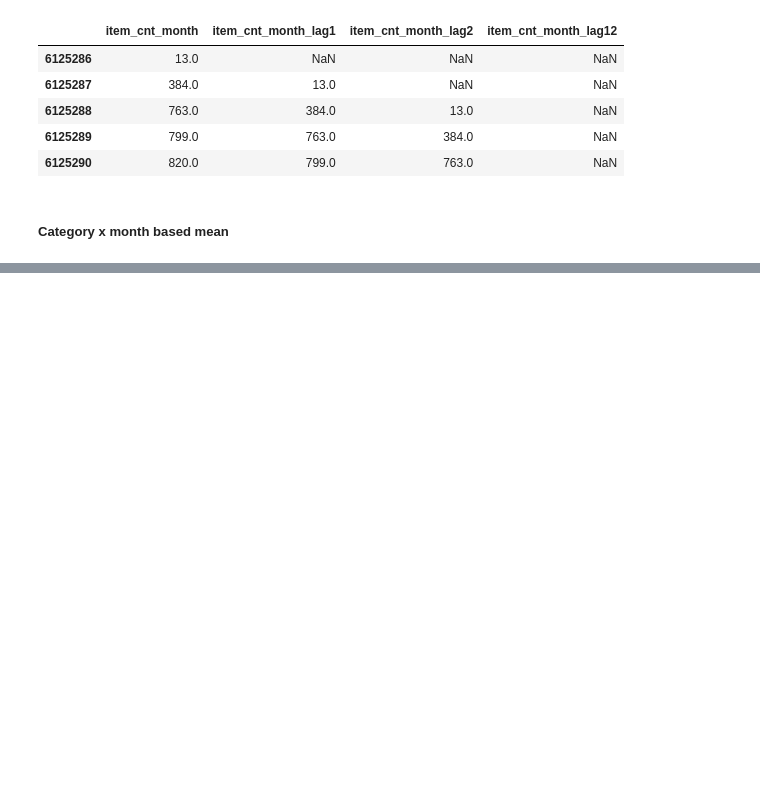
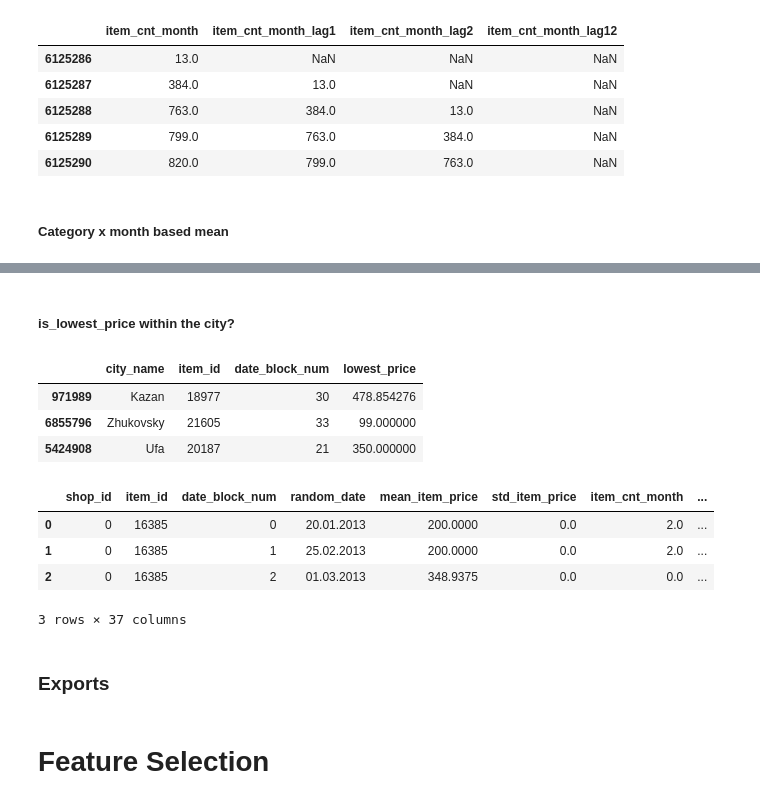
Before and after one commit to RobBlanchard/kaggle-predict-sales, a Jupyter notebook: XGBoost - 2.ipynb, the cells around one changed output, grey strips where cells are left out. Cells and saved outputs as stored; diff of their text form; code cells hidden in the pictures; blank space fills up the shorter version.

```diff
--- a/XGBoost - 2.ipynb
+++ b/XGBoost - 2.ipynb
@@ -905,0 +948,9 @@ df_fe.head(2)
+# %%
+cityxmonth_mean = (df_fe.groupby(["city_name","date_block_num"])
+                                        .agg({"item_cnt_month": "mean",
+                                              "mean_item_price": "mean",
+                                              "std_item_price": "mean"})
+                                        .reset_index())
+cityxmonth_mean.columns = ["city_name","date_block_num","mean_city_cnt_month",
+                              "mean_city_item_price","std_city_item_price"]
+cityxmonth_mean.head(2)
@@ -905,0 +961,3 @@ df_fe.head(2)
+# %%
+df_fe = pd.merge(df_fe, cityxmonth_mean, how="left", on=["city_name","date_block_num"])
+df_fe.head(2)
@@ -905,0 +1008,26 @@ df_fe.head(2)
+# %% [markdown]
+##### is_lowest_price within the city?
+# %%
+df_fe_lowest_price = (df_fe.groupby(["city_name","item_id","date_block_num"])
+                            .agg({"mean_item_price":"min"})
+                            .reset_index())
+df_fe_lowest_price = df_fe_lowest_price.rename({"mean_item_price":"lowest_price"}, axis=1)
+df_fe_lowest_price.sample(n=3)
+# %% [output]
+|  | city_name | item_id | date_block_num | lowest_price |
+| 971989 | Kazan | 18977 | 30 | 478.854276 |
+| 6855796 | Zhukovsky | 21605 | 33 | 99.000000 |
+| 5424908 | Ufa | 20187 | 21 | 350.000000 |
+# %%
+df_fe = pd.merge(df_fe, df_fe_lowest_price, how="left", on=["city_name","item_id","date_block_num"])
+df_fe["is_lowest_price"] = (df_fe["mean_item_price"] == df_fe["lowest_price"])
+df_fe = df_fe.drop("lowest_price", axis=1)
+df_fe.head(3)
+# %% [output]
+|  | shop_id | item_id | date_block_num | random_date | mean_item_price | std_item_price | item_cnt_month | ... |
+| 0 | 0 | 16385 | 0 | 20.01.2013 | 200.0000 | 0.0 | 2.0 | ... |
+| 1 | 0 | 16385 | 1 | 25.02.2013 | 200.0000 | 0.0 | 2.0 | ... |
+| 2 | 0 | 16385 | 2 | 01.03.2013 | 348.9375 | 0.0 | 0.0 | ... |
+3 rows × 37 columns
+# %% [markdown]
+### Exports
@@ -905,0 +1036,2 @@ df_fe.head(2)
+# %% [markdown]
+# Feature Selection
```
Also changed, not shown: parts of 14 cells of this notebook.
